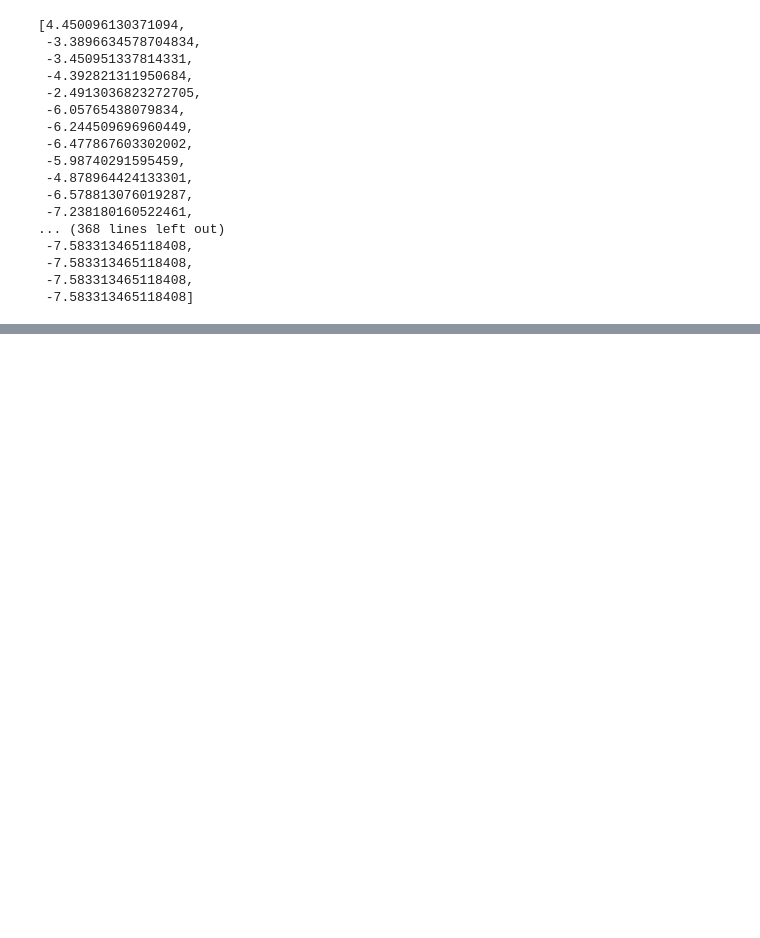
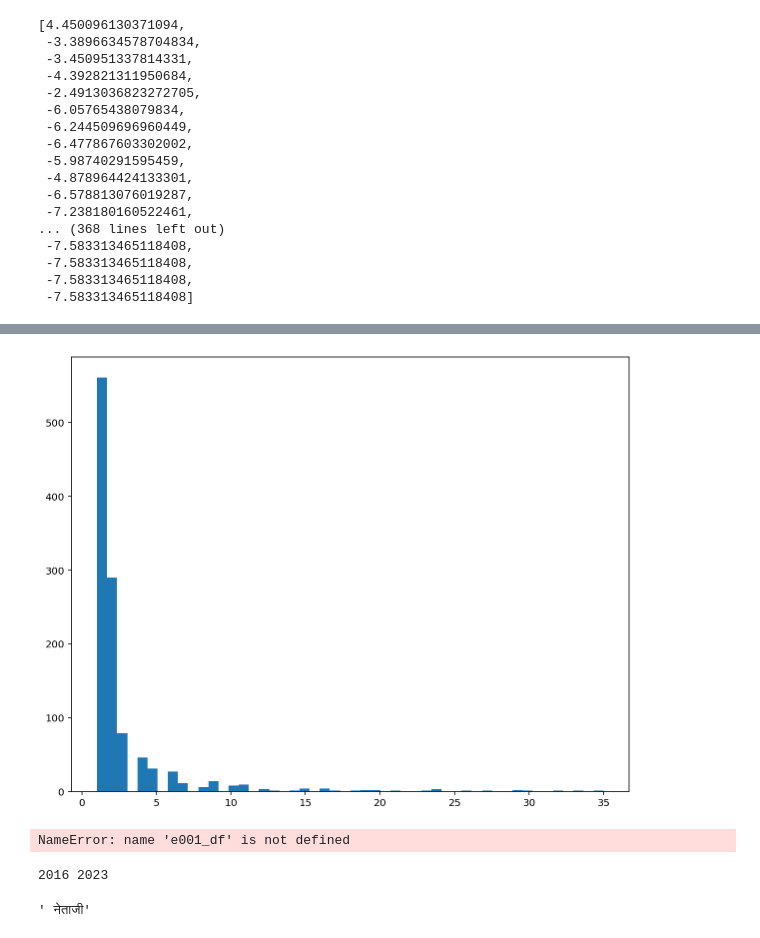
Before and after one commit to guchio3/kaggle-chaii-2021, a Jupyter notebook: notebooks/pre-postprocess_debug.ipynb, the cells around one changed output, grey strips where cells are left out. Drawn from its saved outputs; the diff is of its cells as text; code cells hidden in the pictures; blank space fills up the shorter version.

```diff
--- a/notebooks/postprocess_debug.ipynb
+++ b/notebooks/pre-postprocess_debug.ipynb
@@ -220,0 +228,4 @@ checkpoint.val_end_logits[0]
+# %%
+# e001_df = dr.load_preprocessed_df(class_name="BaselineKernelPreprocessorV1", tokenizer_name="XLMRobertaTokenizerFast", max_length=384, pad_on_right=True, stride=128, use_language_as_question=False)
+e005_df = dr.load_preprocessed_df(dataset_name="train", class_name="BaselineKernelPreprocessorV2", tokenizer_name="XLMRobertaTokenizerFast", max_length=384, pad_on_right=True, stride=128, use_language_as_question=False)
+# e006_df = dr.load_preprocessed_df(class_name="BaselineKernelPreprocessorV3", tokenizer_name="XLMRobertaTokenizerFast", max_length=384, pad_on_right=True, stride=128, use_language_as_question=False)
@@ -220,0 +243,3 @@ checkpoint.val_end_logits[0]
+# %%
+e005_grp_stats_df = e005_df.groupby("id").apply(lambda grp_df: len(grp_df.query("start_position > 0"))).rename("non_zero_size").sort_values(ascending=False).reset_index()
+display(e005_grp_stats_df.head(50), e005_grp_stats_df.tail(50))
@@ -220,0 +281,20 @@ checkpoint.val_end_logits[0]
+# %%
+plt.figure(figsize=(10, 8))
+plt.hist(e005_grp_stats_df.non_zero_size, bins=50)
+plt.show()
+# %% [output]
+[figure, added]
+# %%
+e001_df.query("id == 'ee569fe45'")
+# %% [output]
+NameError: name 'e001_df' is not defined
+# %%
+row = e001_df.iloc[14737]
+s = row["offset_mapping"][119][0]
+e = row["offset_mapping"][120][1]
+print(s, e)
+
+row["context"][s:e]
+# %% [output]
+2016 2023
+' नेताजी'
```
Also changed, not shown: parts of 11 cells of this notebook, 9 other files.
